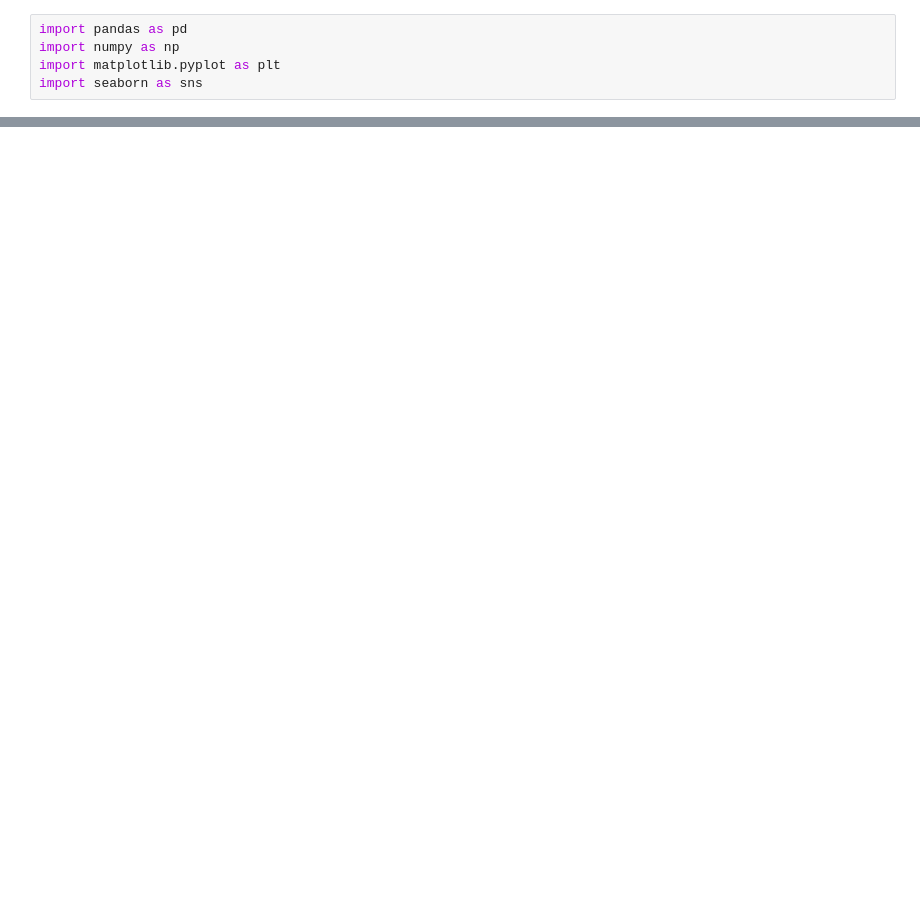
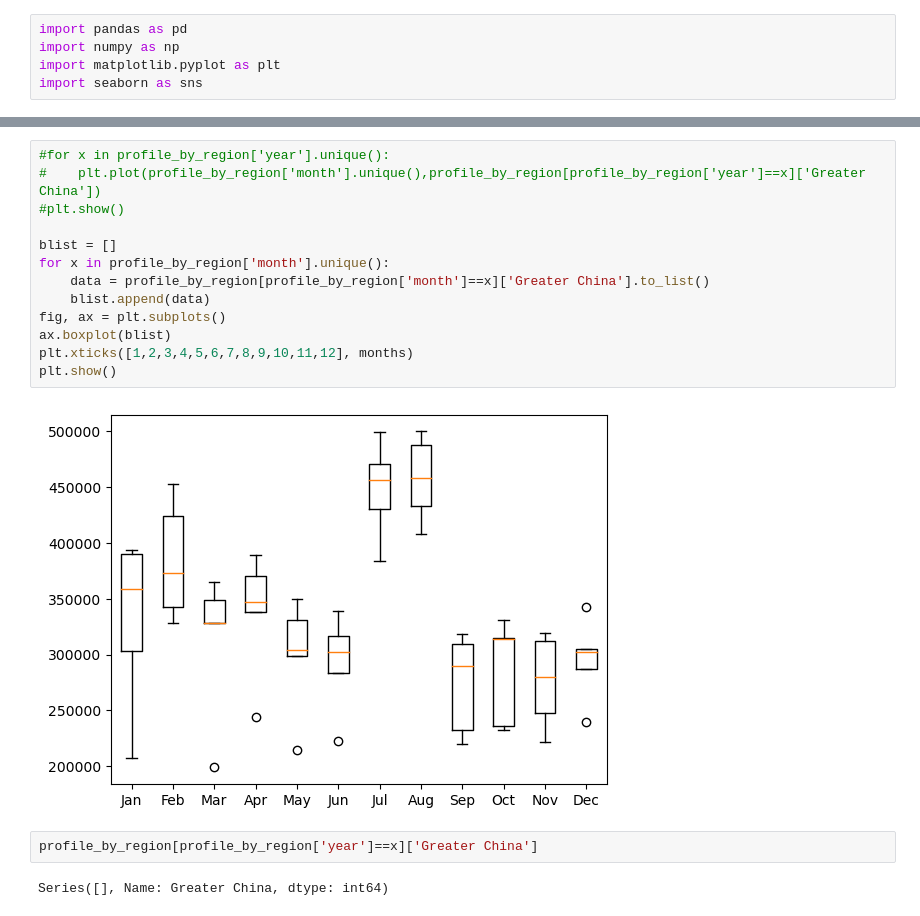
Before and after one commit to altheaxcvii/GA-Labs, a Jupyter notebook: Project 1/code/proj1code.ipynb, the cells around one changed output, grey strips where cells are left out. Saved outputs shown, nothing was run; the diff lists cells and outputs as text; blank space fills up the shorter version.

```diff
--- a/Project 1/code/proj1code.ipynb
+++ b/Project 1/code/proj1code.ipynb
@@ -76,0 +169,19 @@ profile_by_region[profile_by_region['year']==2019].corr()
+# %%
+#for x in profile_by_region['year'].unique():
+#    plt.plot(profile_by_region['month'].unique(),profile_by_region[profile_by_region['year']==x]['Greater China'])
+#plt.show()
+
+blist = []
+for x in profile_by_region['month'].unique():
+    data = profile_by_region[profile_by_region['month']==x]['Greater China'].to_list()
+    blist.append(data)
+fig, ax = plt.subplots()
+ax.boxplot(blist)
+plt.xticks([1,2,3,4,5,6,7,8,9,10,11,12], months)
+plt.show()
+# %% [output]
+[figure, added]
+# %%
+profile_by_region[profile_by_region['year']==x]['Greater China']
+# %% [output]
+Series([], Name: Greater China, dtype: int64)
```
Also changed, not shown: parts of 31 cells of this notebook, 1 other file.
